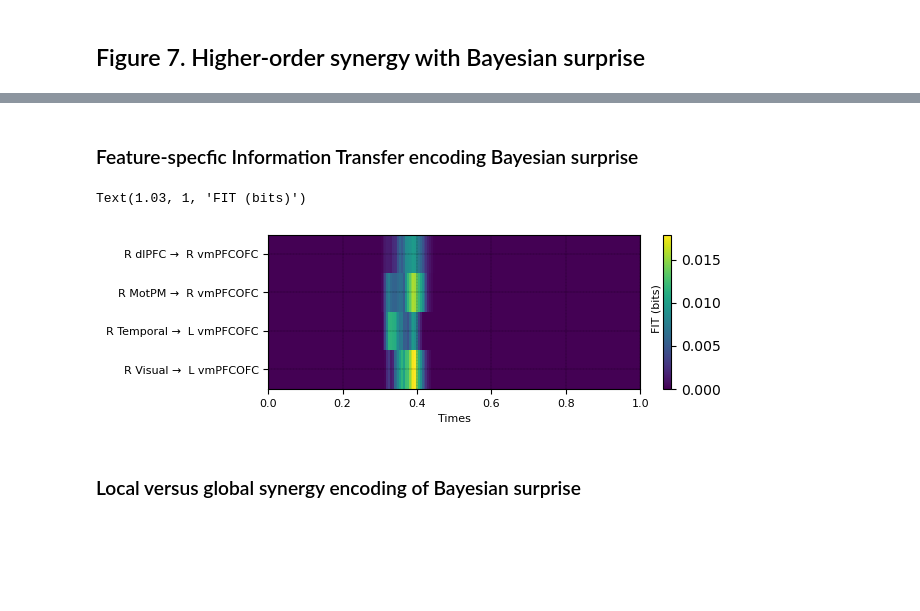
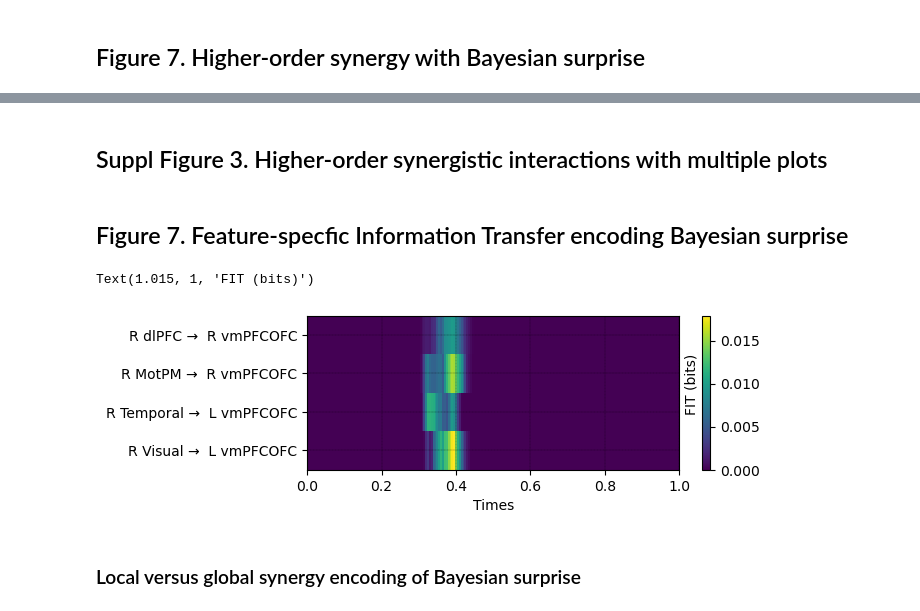
Before and after one commit to brainets/hosi_infogain, a Jupyter notebook: notebooks/main_figures.ipynb, the cells around one changed output, grey strips where cells are left out. Cells and saved outputs as stored; diff of their text form; code cells hidden in the pictures; blank space fills up the shorter version.

```diff
--- a/notebooks/main_figures.ipynb
+++ b/notebooks/main_figures.ipynb
@@ -396,9 +388,8 @@ plt.show()
 # %% [markdown]
 ## Figure 7. Higher-order synergy with Bayesian surprise
 # %%
-Results_Dir = '/home/INT/brovelli.a/data/db_mne/meg_te/group/'
 # Load data
-fname = Results_Dir + '{0}_{1}_{2}_{3}_syn_minorder2.nc'.format(event, mi_reg, mi_type, mcp)
+fname = Results_Dir + 'outcome_infogain_cluster_hoi_synergy.nc'
 ds = xr.load_dataset(fname)
 
 # Thresholded data
@@ -584,29 +579,0 @@ Load data and parameters
-# %%
-# Load data
-fname = Results_Dir + '{0}_{1}_{2}_{3}_red_minorder2.nc'.format(event, mi_reg, mi_type, mcp)
-ds = xr.load_dataset(fname)
-
-# Thresholded data
-# data = ds.hoi  * (ds.pv <= 0.05)
-data = ds.tv * (ds.pv <= 0.05)
-data_sign = ds.tv  * (ds.pv <= 0.05)
-
-# Select time interval
-data = data.sel(times=slice(-0.1, 1.))
-
-# Select link with non zero entries in the matrix
-data = data.sel(links=data_sign.links[data_sign.sum('times') != 0])
-
-# Calculate the order of each link (multiplet)
-# (i.e. the number of '-' in the label of the two nodes of the link)
-labels = data['links']
-order = [len([c for c in s if c == '-']) for s in labels.values]
-# adde 1 to the order to avoid 0
-order = np.array(order) + 1
-order = np.array(order)
-# add dimension with the valuers of order to the dataframe
-data['order'] = ('links', order)
-
-# Tranform to dataframe
-data = data.T
-df = data.to_pandas()
@@ -738,7 +580,9 @@ IndexError: GridSpec slice would result in no space allocated for subplot
+# %% [markdown]
+## Suppl Figure 3. Higher-order synergistic interactions with multiple plots
 # %% [markdown]
-### Feature-specfic Information Transfer encoding Bayesian surprise
+## Figure 7. Feature-specfic Information Transfer encoding Bayesian surprise
 # %%
-fname = Results_Dir + '{0}_{1}_{2}_{3}_fit_rois.nc'.format(event, mi_reg, mi_type, mcp)
+fname = Results_Dir + 'outcome_infogain_cluster_FIT.nc'
 ds = xr.load_dataset(fname)
 
 # Create thresholded FC matrix
@@ -758,39 +602,39 @@ plt.pcolormesh(
     da.times, da.links, da.T, cmap='viridis', shading='auto',
 )
 # Add colorbar
 plt.colorbar()
 # Set xlim to -0.1 to 1.0
 plt.xlim(0., 1.0)
 
 # add zero line
 plt.axvline(0., color='k')
 # Add text vertically to the left of the subplot
 # plt.ylabel(titles[k], fontsize=12, rotation=90, labelpad=8)
 # add dotted grid
 plt.grid(True, linestyle='--', linewidth=0.2)
 
 
 # Replace "->" with an arrow symbol
 labels = da.links.values
 labels = [i.replace('->', ' →  ') for i in labels]
 # remove "_" from yticklabels
 labels = [i.replace('_', ' ') for i in labels]
 # Set the yticklabels
-plt.yticks(range(len(labels)), labels, fontsize=8)
+plt.yticks(range(len(labels)), labels, fontsize=10)
 # Set the xticklabels
-plt.xticks(fontsize=8)
+plt.xticks(fontsize=10)
 # Add xlabel
-plt.xlabel('Times', fontsize=8)
+plt.xlabel('Times', fontsize=10)
 # Add the legend of the colorbar
 
 # Add the legend of the colorbar
-plt.text(1.03, 1, 'FIT (bits)', fontsize=8, rotation=90)
+plt.text(1.015, 1, 'FIT (bits)', fontsize=10, rotation=90)
 
 # # Set colorscale from 0 to 1.5
 # plt.clim(0, 1.2)
 # %% [output]
-Text(1.03, 1, 'FIT (bits)')
+Text(1.015, 1, 'FIT (bits)')
-[figure, old version]
+[figure, new version]
 # %%
 fig.savefig('/home/INT/brovelli.a/Desktop/fig_visuomotor_meg/Fig_8.png', dpi=300, bbox_inches='tight')
 # %% [markdown]
```
Also changed, not shown: parts of 8 cells of this notebook, 3 other files.
